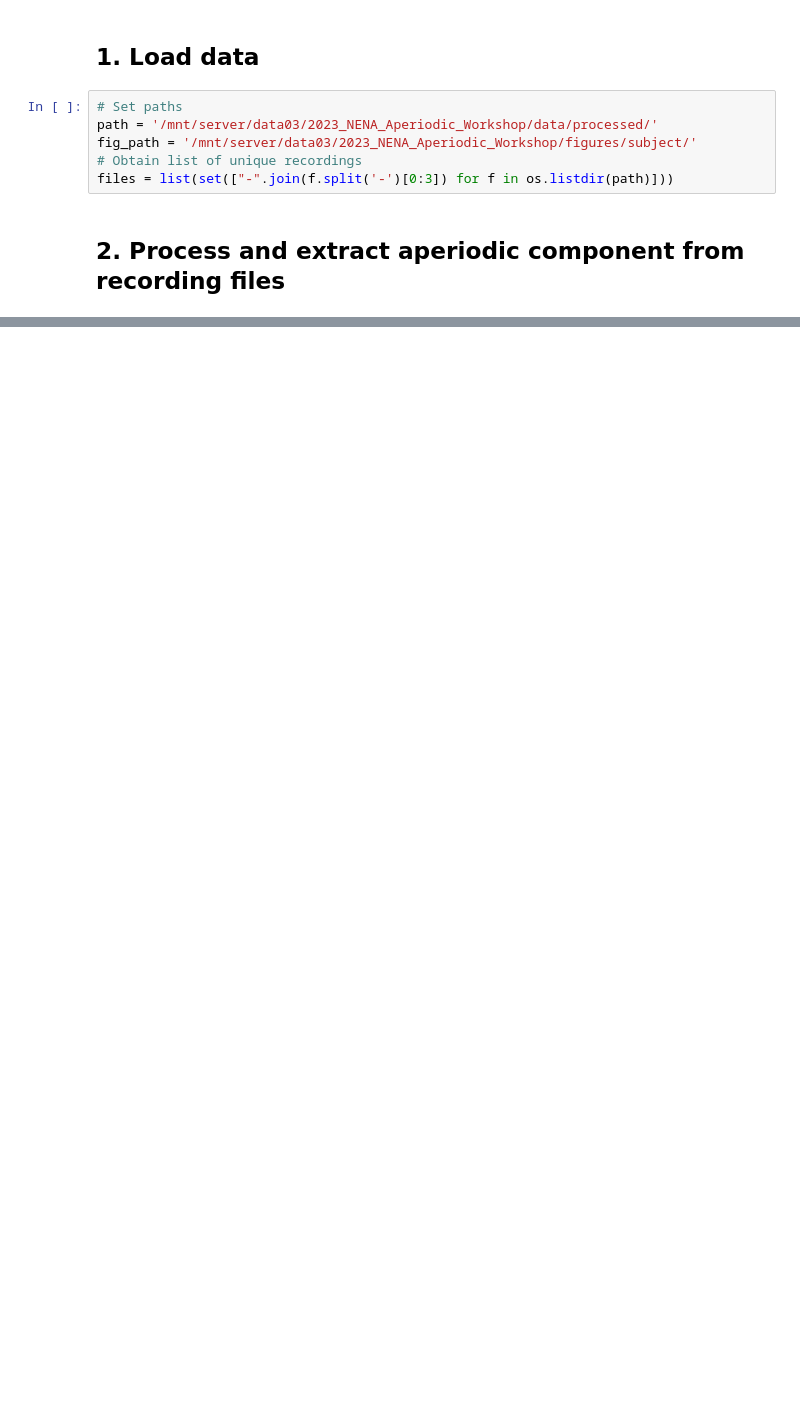
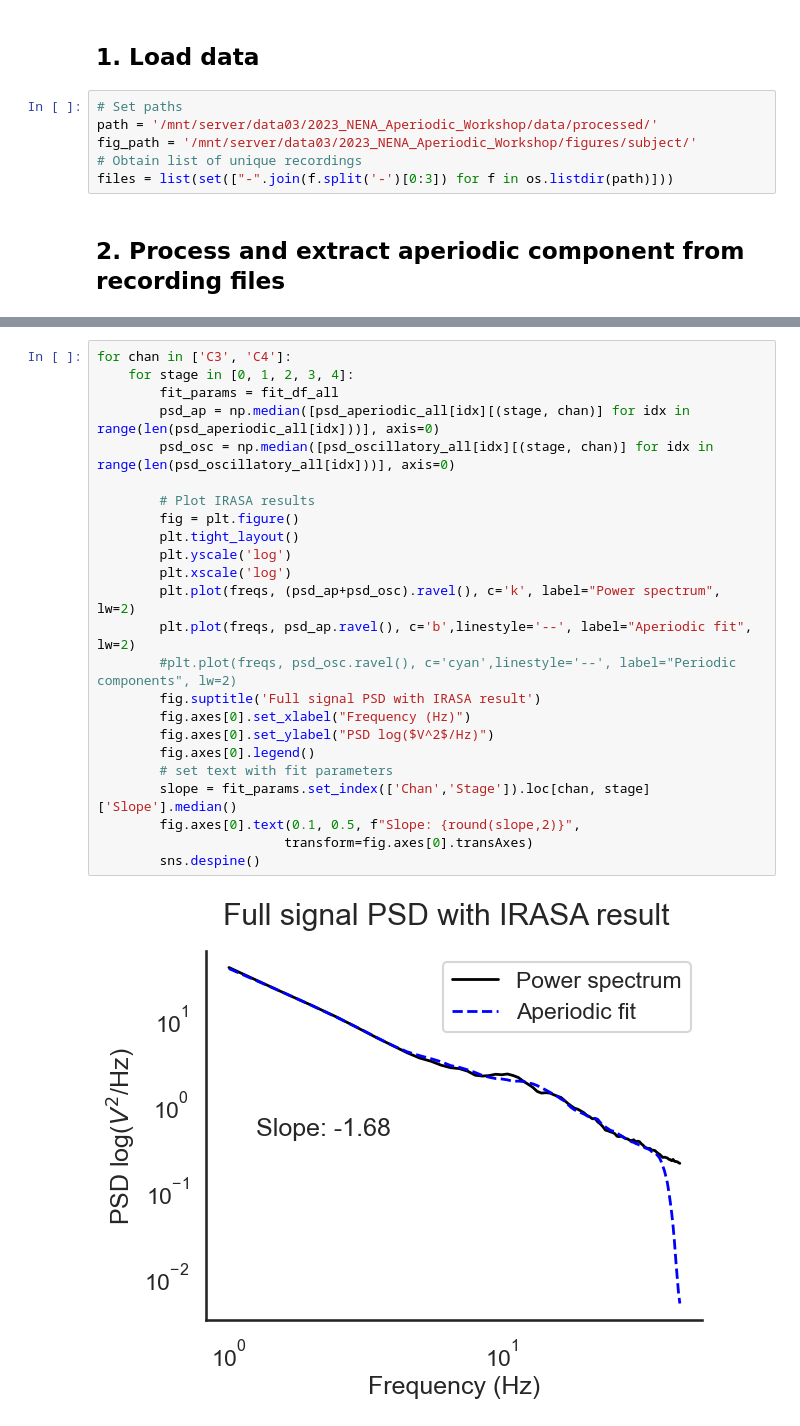
Before and after one commit to mvaliadis/2023_NENA_Aperiodic_Workshop, a Jupyter notebook: notebooks/aperiodic_sleep.ipynb, the cells around one changed output, grey strips where cells are left out. Saved outputs shown, nothing was run; the diff lists cells and outputs as text; blank space fills up the shorter version.

```diff
--- a/notebooks/aperiodic_sleep.ipynb
+++ b/notebooks/aperiodic_sleep.ipynb
@@ -597,0 +701,26 @@ plt.tight_layout()
+# %%
+for chan in ['C3', 'C4']:
+    for stage in [0, 1, 2, 3, 4]:
+        fit_params = fit_df_all
+        psd_ap = np.median([psd_aperiodic_all[idx][(stage, chan)] for idx in range(len(psd_aperiodic_all[idx]))], axis=0)
+        psd_osc = np.median([psd_oscillatory_all[idx][(stage, chan)] for idx in range(len(psd_oscillatory_all[idx]))], axis=0)
+
+        # Plot IRASA results
+        fig = plt.figure()
+        plt.tight_layout()
+        plt.yscale('log')
+        plt.xscale('log')
+        plt.plot(freqs, (psd_ap+psd_osc).ravel(), c='k', label="Power spectrum", lw=2)
+        plt.plot(freqs, psd_ap.ravel(), c='b',linestyle='--', label="Aperiodic fit", lw=2)
+        #plt.plot(freqs, psd_osc.ravel(), c='cyan',linestyle='--', label="Periodic components", lw=2)
+        fig.suptitle('Full signal PSD with IRASA result')
+        fig.axes[0].set_xlabel("Frequency (Hz)")
+        fig.axes[0].set_ylabel("PSD log($V^2$/Hz)")
+        fig.axes[0].legend()
+        # set text with fit parameters
+        slope = fit_params.set_index(['Chan','Stage']).loc[chan, stage]['Slope'].median()
+        fig.axes[0].text(0.1, 0.5, f"Slope: {round(slope,2)}",
+                        transform=fig.axes[0].transAxes)
+        sns.despine()
+# %% [output]
+[figure, added]
```
Also changed, not shown: parts of 28 cells of this notebook.
